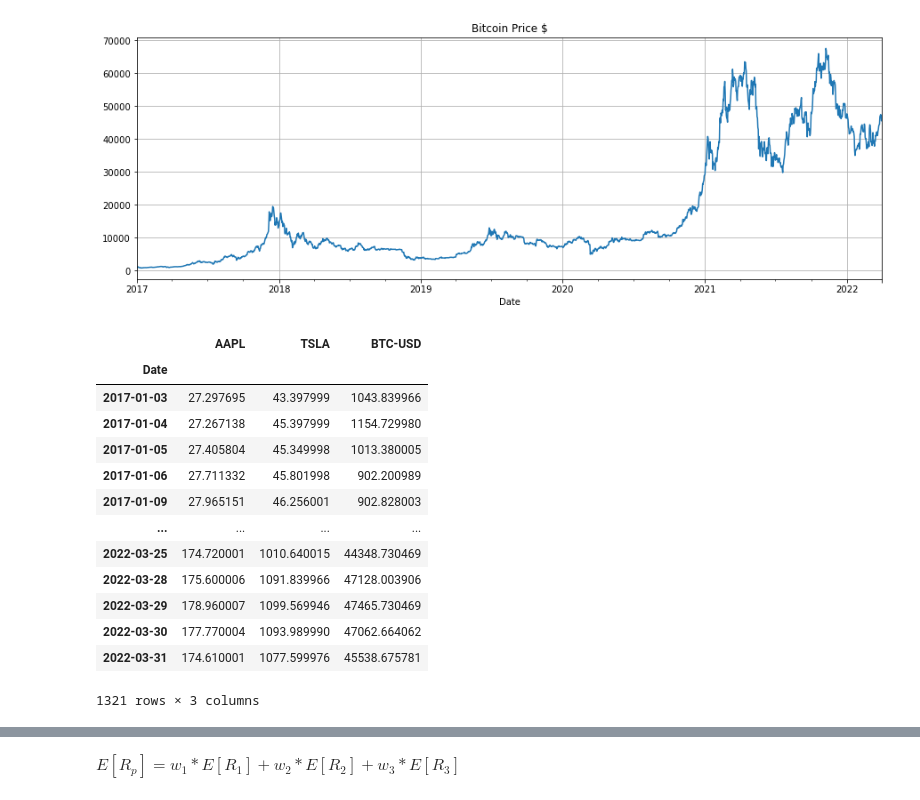
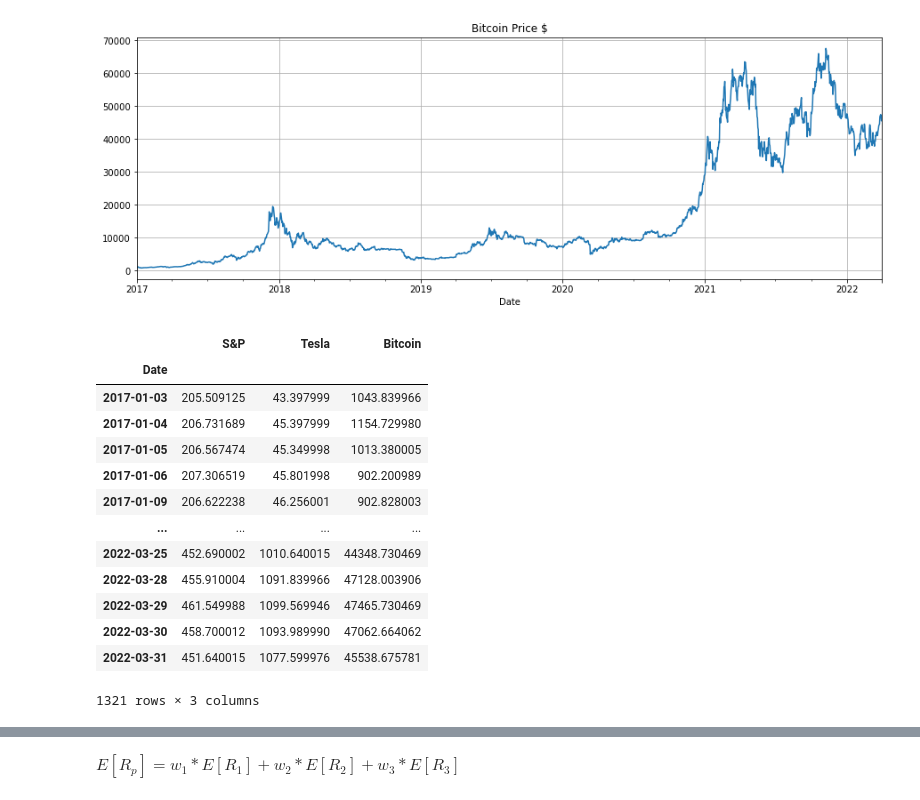
Before and after one commit to Wenbo-Git/Finance, a Jupyter notebook: Portfolio Management/Portfolio Optimization/Portfolio Optimization.ipynb, the cells around one changed output, grey strips where cells are left out. Cells and saved outputs as stored; diff of their text form; code cells hidden in the pictures.

```diff
--- a/Portfolio Management/Portfolio Optimization/Portfolio Optimization.ipynb
+++ b/Portfolio Management/Portfolio Optimization/Portfolio Optimization.ipynb
@@ -12,8 +12,8 @@ yf.pdr_override()
 start = datetime.strptime('2017-01-01', '%Y-%m-%d')
 end = datetime.strptime('2022-04-01', '%Y-%m-%d')
 
-apple = pdr.DataReader('AAPL', start, end , data_source='yahoo')['Adj Close']
-tesla = pdr.DataReader('TSLA', start, end , data_source='yahoo')['Adj Close']
+spy = pdr.DataReader('SPY', start, end , data_source='yahoo')['Adj Close']
+tsla = pdr.DataReader('TSLA', start, end , data_source='yahoo')['Adj Close']
 btc = pdr.DataReader('BTC-USD', start, end , data_source='yahoo')['Adj Close']
 # %% [output]
 [*********************100%***********************]  1 of 1 completed
@@ -35,24 +35,24 @@ plt.grid(True)
 # %% [output]
 [figure]
 # %%
-data = pd.concat([apple, tesla, btc],axis=1).dropna()
-data.columns = ["AAPL", "TSLA", "BTC-USD"]
+data = pd.concat([spy, tsla, btc],axis=1).dropna()
+data.columns = ["S&P", "Tesla", "Bitcoin"]
 N = len(data.columns)
 data
 # %% [output]
-|  | AAPL | TSLA | BTC-USD |
+|  | S&P | Tesla | Bitcoin |
 | Date |  |  |  |
-| 2017-01-03 | 27.297695 | 43.397999 | 1043.839966 |
-| 2017-01-04 | 27.267138 | 45.397999 | 1154.729980 |
-| 2017-01-05 | 27.405804 | 45.349998 | 1013.380005 |
-| 2017-01-06 | 27.711332 | 45.801998 | 902.200989 |
-| 2017-01-09 | 27.965151 | 46.256001 | 902.828003 |
+| 2017-01-03 | 205.509125 | 43.397999 | 1043.839966 |
+| 2017-01-04 | 206.731689 | 45.397999 | 1154.729980 |
+| 2017-01-05 | 206.567474 | 45.349998 | 1013.380005 |
+| 2017-01-06 | 207.306519 | 45.801998 | 902.200989 |
+| 2017-01-09 | 206.622238 | 46.256001 | 902.828003 |
 | ... | ... | ... | ... |
-| 2022-03-25 | 174.720001 | 1010.640015 | 44348.730469 |
-| 2022-03-28 | 175.600006 | 1091.839966 | 47128.003906 |
-| 2022-03-29 | 178.960007 | 1099.569946 | 47465.730469 |
-| 2022-03-30 | 177.770004 | 1093.989990 | 47062.664062 |
-| 2022-03-31 | 174.610001 | 1077.599976 | 45538.675781 |
+| 2022-03-25 | 452.690002 | 1010.640015 | 44348.730469 |
+| 2022-03-28 | 455.910004 | 1091.839966 | 47128.003906 |
+| 2022-03-29 | 461.549988 | 1099.569946 | 47465.730469 |
+| 2022-03-30 | 458.700012 | 1093.989990 | 47062.664062 |
+| 2022-03-31 | 451.640015 | 1077.599976 | 45538.675781 |
 1321 rows × 3 columns
 # %%
 log_rets = np.log(data/data.shift(1)).dropna()
```
Also changed, not shown: parts of 11 cells of this notebook.
